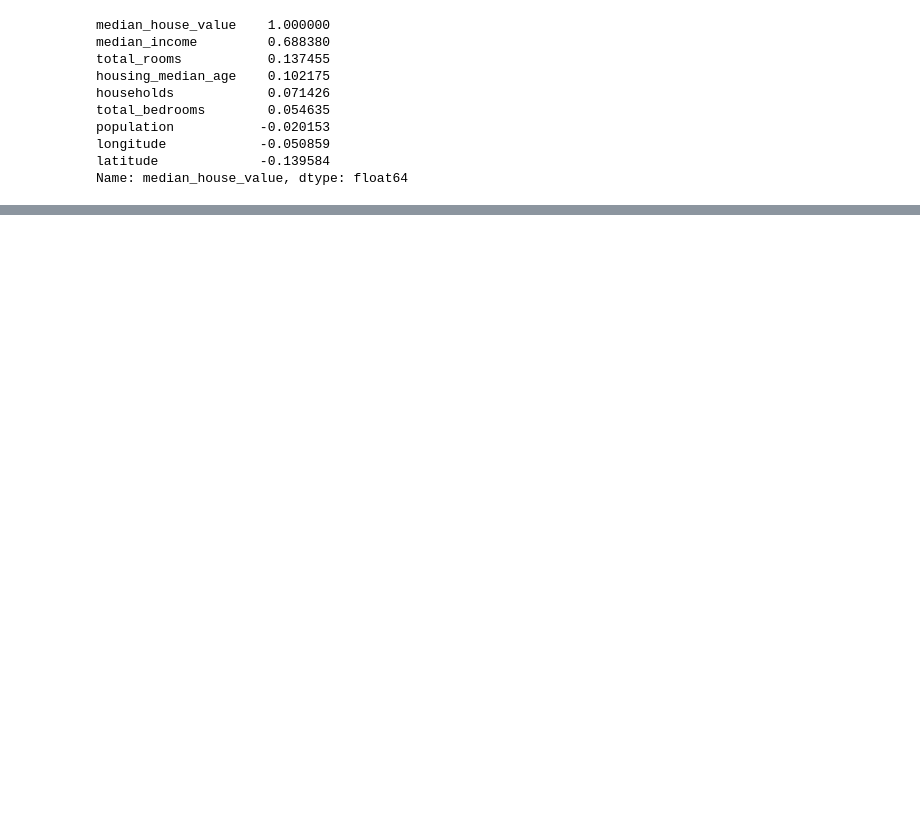
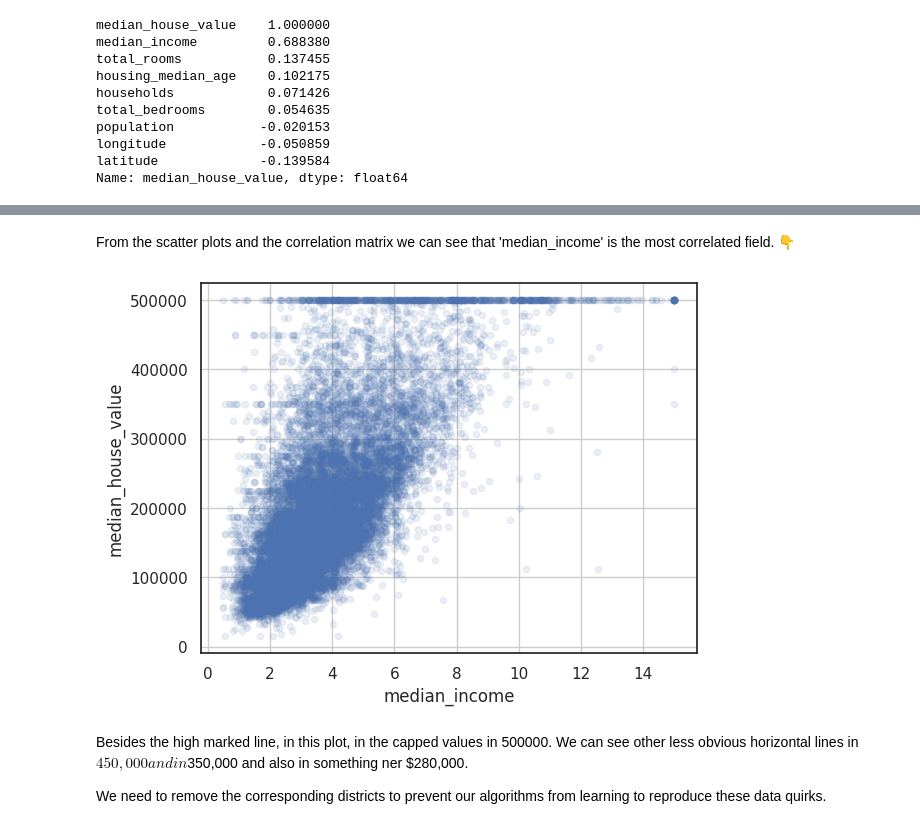
Before and after one commit to alvarohernandezalt/ML_SCKT_TF_Geron, a Jupyter notebook: C02_CaliforniaHousingPrice.ipynb, the cells around one changed output, grey strips where cells are left out. Cells and saved outputs as stored; diff of their text form; code cells hidden in the pictures; blank space fills up the shorter version.

```diff
--- a/C02_CaliforniaHousingPrice.ipynb
+++ b/C02_CaliforniaHousingPrice.ipynb
@@ -333,0 +342,11 @@ Name: median_house_value, dtype: float64
+# %% [markdown]
+From the scatter plots and the correlation matrix we can see that 'median_income' is the most correlated field. 👇
+# %%
+housing.plot(kind='scatter',x='median_income',y='median_house_value', alpha=0.1, grid=True)
+plt.show()
+# %% [output]
+[figure, added]
+# %% [markdown]
+Besides the high marked line, in this plot, in the capped values in 500000. We can see other less obvious horizontal lines in $450,000 and in $350,000 and also in something ner $280,000.
+
+We need to remove the corresponding districts to prevent our algorithms from learning to reproduce these data quirks.
```
Also changed, not shown: parts of 17 cells of this notebook.
